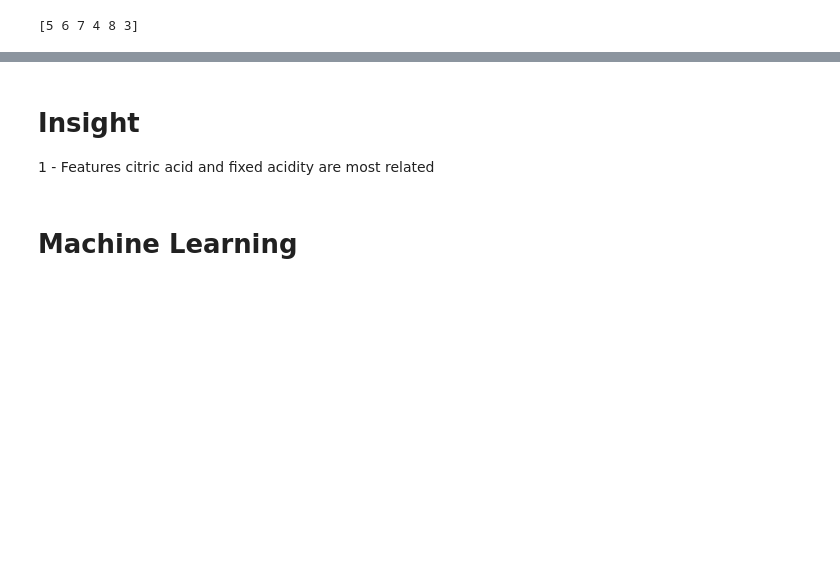
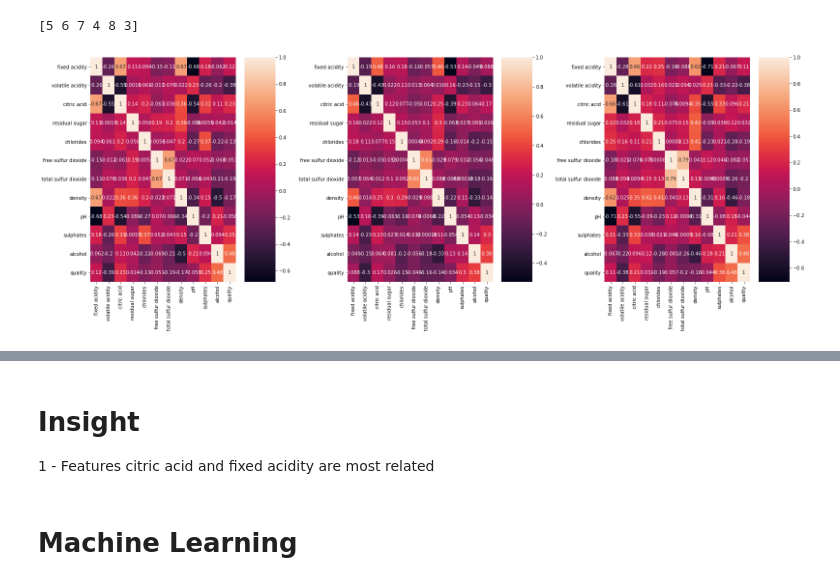
Before and after one commit to IbtihajT/wine_quality_-analysis_and_prediction, a Jupyter notebook: analysis.ipynb, the cells around one changed output, grey strips where cells are left out. Drawn from its saved outputs; the diff is of its cells as text; code cells hidden in the pictures; blank space fills up the shorter version.

```diff
--- a/analysis.ipynb
+++ b/analysis.ipynb
@@ -146,3 +156,20 @@ corr.style.background_gradient(cmap='PuOr_r')
 print(data1.quality.unique())
 # %% [output]
 [5 6 7 4 8 3]
+# %%
+import seaborn as sns
+
+pearson_corr = data1.corr(method="pearson")
+kendall_corr = data1.corr(method="kendall")
+spearman_corr = data1.corr(method="spearman")
+
+figure, axes = plt.subplots(1, 3, constrained_layout=True, figsize=(22,8))
+
+
+sns.heatmap(pearson_corr, annot=True, ax=axes[0])
+sns.heatmap(kendall_corr, annot=True, ax=axes[1])
+sns.heatmap(spearman_corr, annot=True, ax=axes[2])
+
+plt.show()
+# %% [output]
+[figure, added]
```
Also changed, not shown: parts of 14 cells of this notebook.
